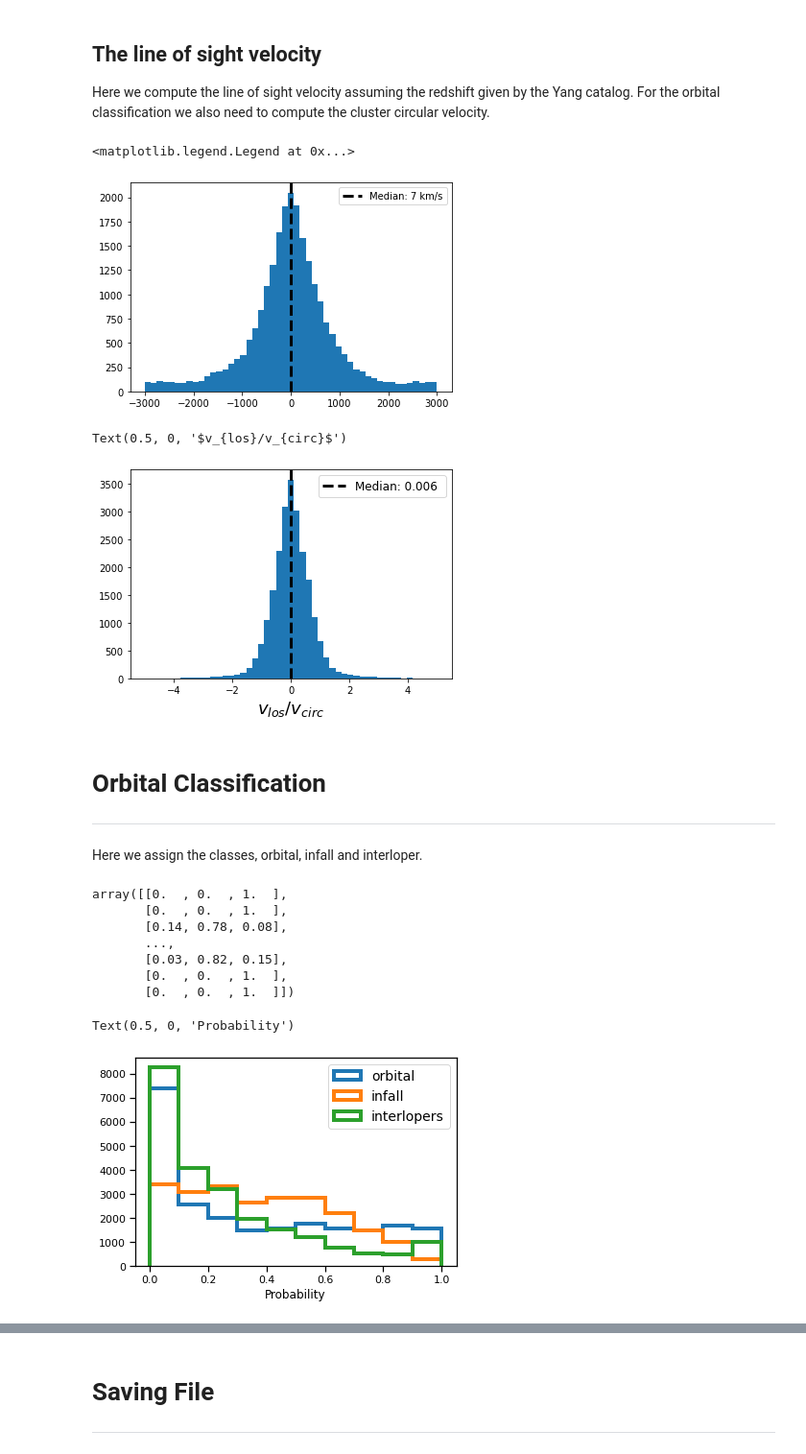
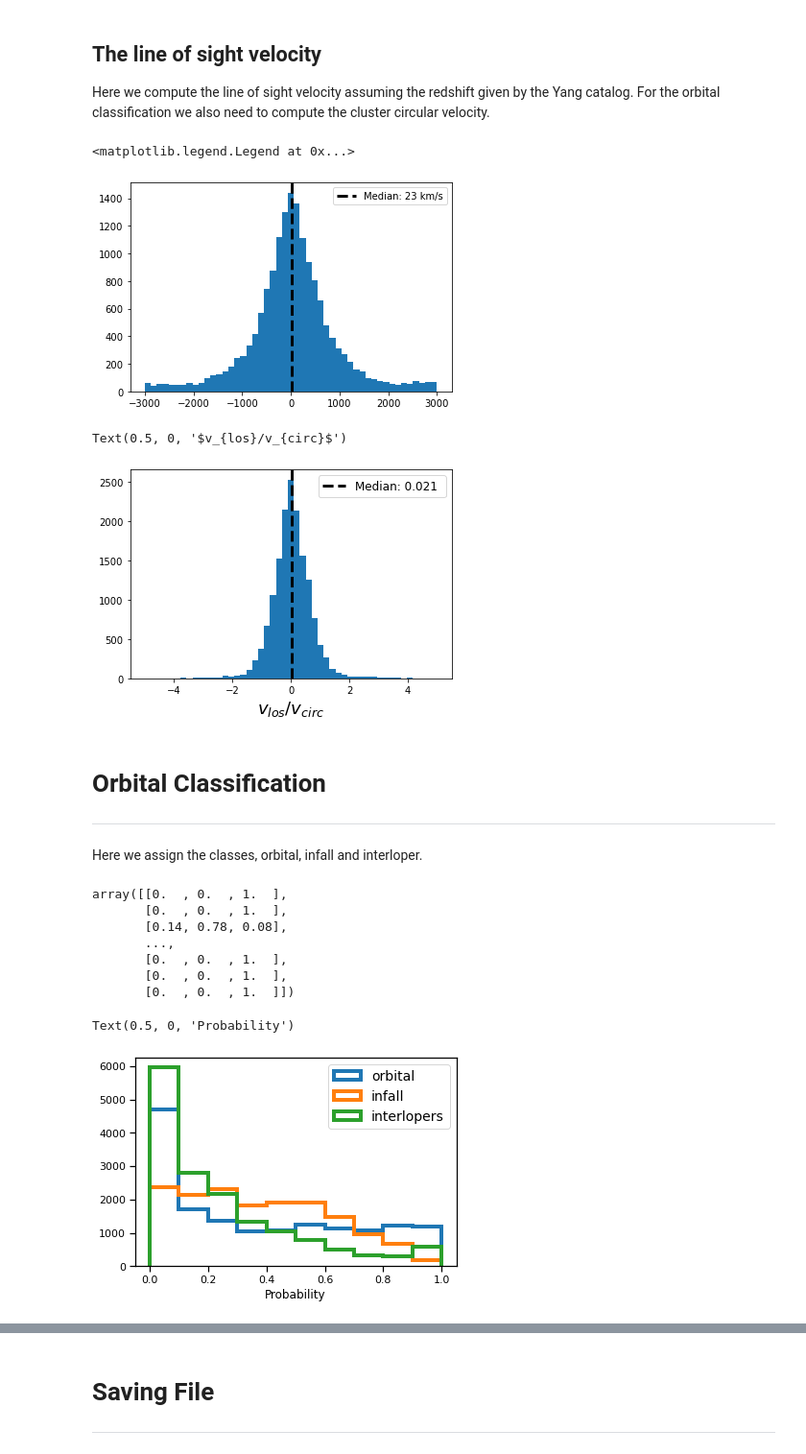
Before and after one commit to estevesjh/galaxyFormation, a Jupyter notebook: notebooks/PreProcessing.ipynb, the cells around one changed output, grey strips where cells are left out. Shown at 96% size. Saved outputs shown, nothing was run; the diff lists cells and outputs as text; code cells hidden in the pictures.

Commit message:
plots

```diff
--- a/notebooks/PreProcessing.ipynb
+++ b/notebooks/PreProcessing.ipynb
@@ -120,7 +120,7 @@ plt.ylim(7e7,9e11)
 (70000000.0, 900000000000.0)
 [figure]
 # %%
-mass_mask = 10**gal0['mass']>=mass_lim
+mass_mask = gal0['mass']>=mass_lim
 gal = gal0[mask&mass_mask].copy()
 # %% [markdown]
 # Computing new variables
@@ -214,7 +214,7 @@ plt.axvline(zm,ls='--',lw=3,color='k',label='Median: %i km/s'%zm)
 plt.legend()
 # %% [output]
 <matplotlib.legend.Legend at 0x...>
-[figure, old version]
+[figure, new version]
 # %%
 def vcirc(mass,redshift,mdef,cosmo):
     '''Calculate circular velocity in km/s for halos of mass M (Msun/h)'''
@@ -241,7 +241,7 @@ plt.legend(fontsize=12)
 plt.xlabel(r'$v_{los}/v_{circ}$',fontsize=18)
 # %% [output]
 Text(0.5, 0, '$v_{los}/v_{circ}$')
-[figure, old version]
+[figure, new version]
 # %%
 gal['vlos'] = vlos
 gal['vlosn']= vlos/vc
@@ -273,6 +273,6 @@ array([[0.  , 0.  , 1.  ],
        [0.  , 0.  , 1.  ],
        [0.14, 0.78, 0.08],
        ...,
-       [0.03, 0.82, 0.15],
+       [0.  , 0.  , 1.  ],
        [0.  , 0.  , 1.  ],
        [0.  , 0.  , 1.  ]])
@@ -283,9 +285,17 @@ interl = tag_probability[:,2]
+# %%
+porbital= tag_probability[:,0]
+pinfall = tag_probability[:,1]
+pinterl = tag_probability[:,2]
+
+orbital = get_random_assignment(porbital)
+infall  = get_random_assignment(pinfall)
+interl  = get_random_assignment(pinterl)
 # %%
-plt.hist(orbital[cut],histtype='step',lw=4,label='orbital')
-plt.hist(infall[cut],histtype='step',lw=4,label='infall')
-plt.hist(interl[cut],histtype='step',lw=4,label='interlopers')
+plt.hist(porbital[cut],histtype='step',lw=4,label='orbital')
+plt.hist(pinfall[cut],histtype='step',lw=4,label='infall')
+plt.hist(pinterl[cut],histtype='step',lw=4,label='interlopers')
 plt.legend(fontsize=14)
 plt.xlabel('Probability')
 # %% [output]
 Text(0.5, 0, 'Probability')
-[figure, old version]
+[figure, new version]
```
Also changed, not shown: parts of 7 cells of this notebook, 4 other files.
